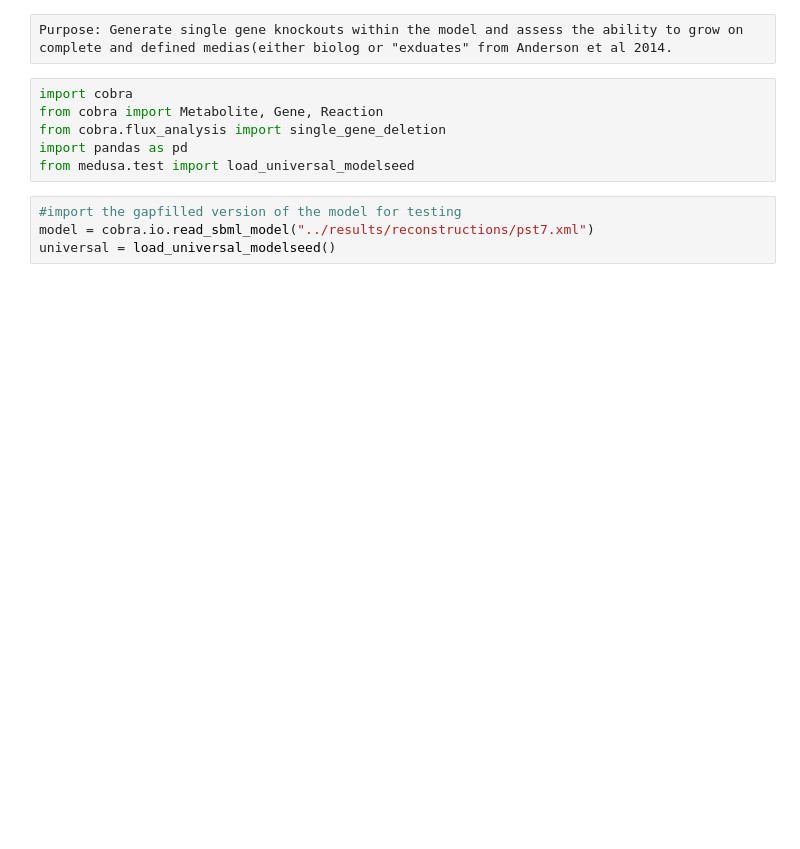
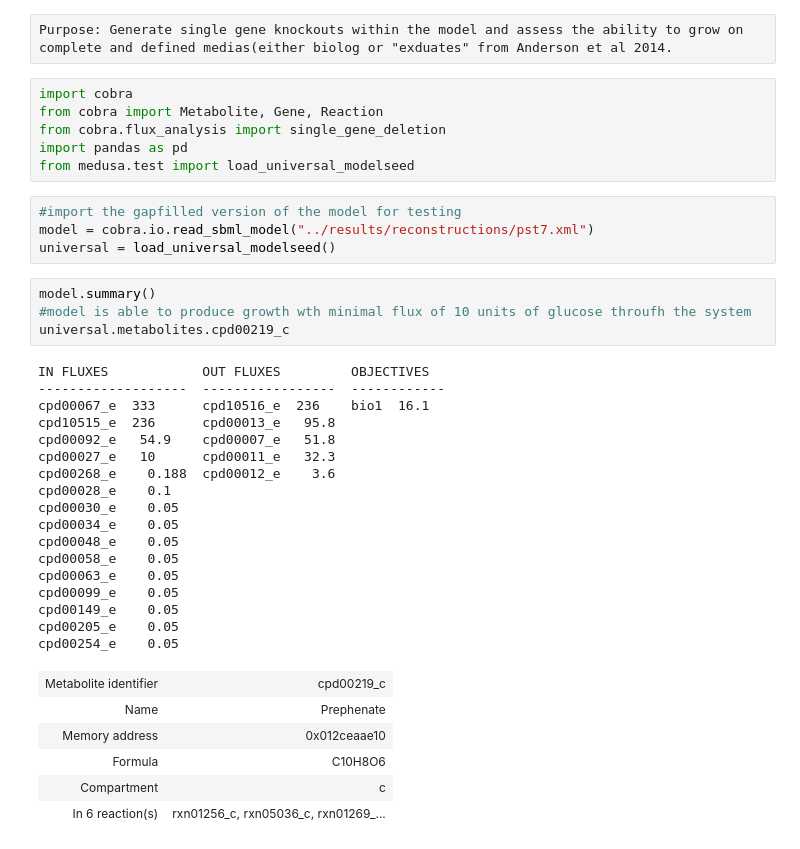
Before and after one commit to gregmedlock/psy_recon, a Jupyter notebook: bin/single_knockout_gene_deletions.ipynb, the cells around one changed output. Saved outputs shown, nothing was run; the diff lists cells and outputs as text; blank space fills up the shorter version.

```diff
--- a/bin/single_knockout_gene_deletions.ipynb
+++ b/bin/single_knockout_gene_deletions.ipynb
@@ -10,3 +10,31 @@ from medusa.test import load_universal_modelseed
 #import the gapfilled version of the model for testing
 model = cobra.io.read_sbml_model("../results/reconstructions/pst7.xml")
 universal = load_universal_modelseed()
+# %%
+model.summary()
+#model is able to produce growth wth minimal flux of 10 units of glucose throufh the system
+universal.metabolites.cpd00219_c
+# %% [output]
+IN FLUXES            OUT FLUXES         OBJECTIVES
+-------------------  -----------------  ------------
+cpd00067_e  333      cpd10516_e  236    bio1  16.1
+cpd10515_e  236      cpd00013_e   95.8
+cpd00092_e   54.9    cpd00007_e   51.8
+cpd00027_e   10      cpd00011_e   32.3
+cpd00268_e    0.188  cpd00012_e    3.6
+cpd00028_e    0.1
+cpd00030_e    0.05
+cpd00034_e    0.05
+cpd00048_e    0.05
+cpd00058_e    0.05
+cpd00063_e    0.05
+cpd00099_e    0.05
+cpd00149_e    0.05
+cpd00205_e    0.05
+cpd00254_e    0.05
+| Metabolite identifier | cpd00219_c |
+| Name | Prephenate |
+| Memory address | 0x012ceaae10 |
+| Formula | C10H8O6 |
+| Compartment | c |
+| In 6 reaction(s) | rxn01256_c, rxn05036_c, rxn01269_... |
```
Also changed, not shown: parts of 29 cells of this notebook, 10 other files.
